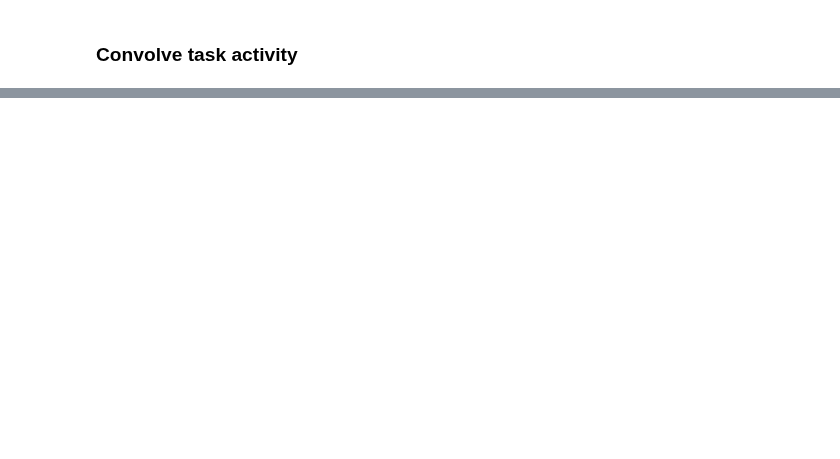
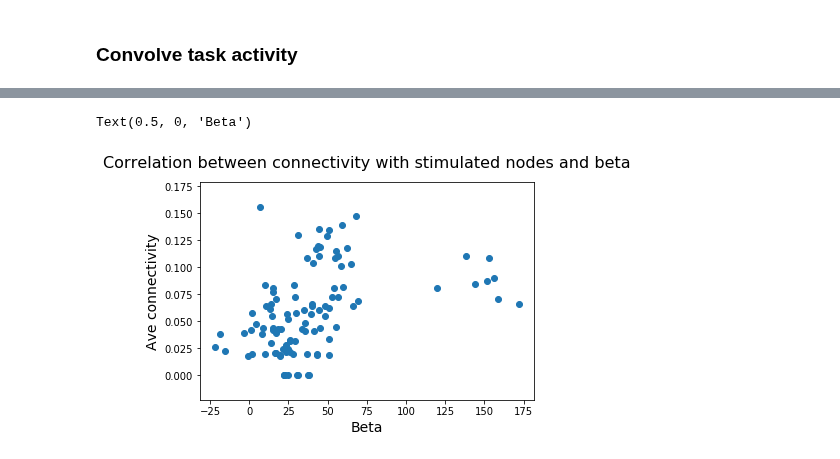
Before and after one commit to zenkavi/DevStudy_FmriNbs, a Jupyter notebook: notebooks/informationtransfermapping/TheoreticalResults/zenkavi_simulation_sandbox.ipynb, the cells around one changed output, grey strips where cells are left out. Saved outputs shown, nothing was run; the diff lists cells and outputs as text; code cells hidden in the pictures; blank space fills up the shorter version.

```diff
--- a/notebooks/informationtransfermapping/TheoreticalResults/zenkavi_simulation_sandbox.ipynb
+++ b/notebooks/informationtransfermapping/TheoreticalResults/zenkavi_simulation_sandbox.ipynb
@@ -237,0 +268,8 @@ Unknown/to be estimated: weights of G matrix?
+# %%
+plt.scatter(task_betas_postfmri, afferent_cons)
+plt.title('Correlation between connectivity with stimulated nodes and beta', y=1.04, fontsize=16)
+plt.ylabel('Ave connectivity',fontsize=14)
+plt.xlabel('Beta',fontsize=14)
+# %% [output]
+Text(0.5, 0, 'Beta')
+[figure, added]
```
Also changed, not shown: parts of 29 cells of this notebook, 1 other file.
